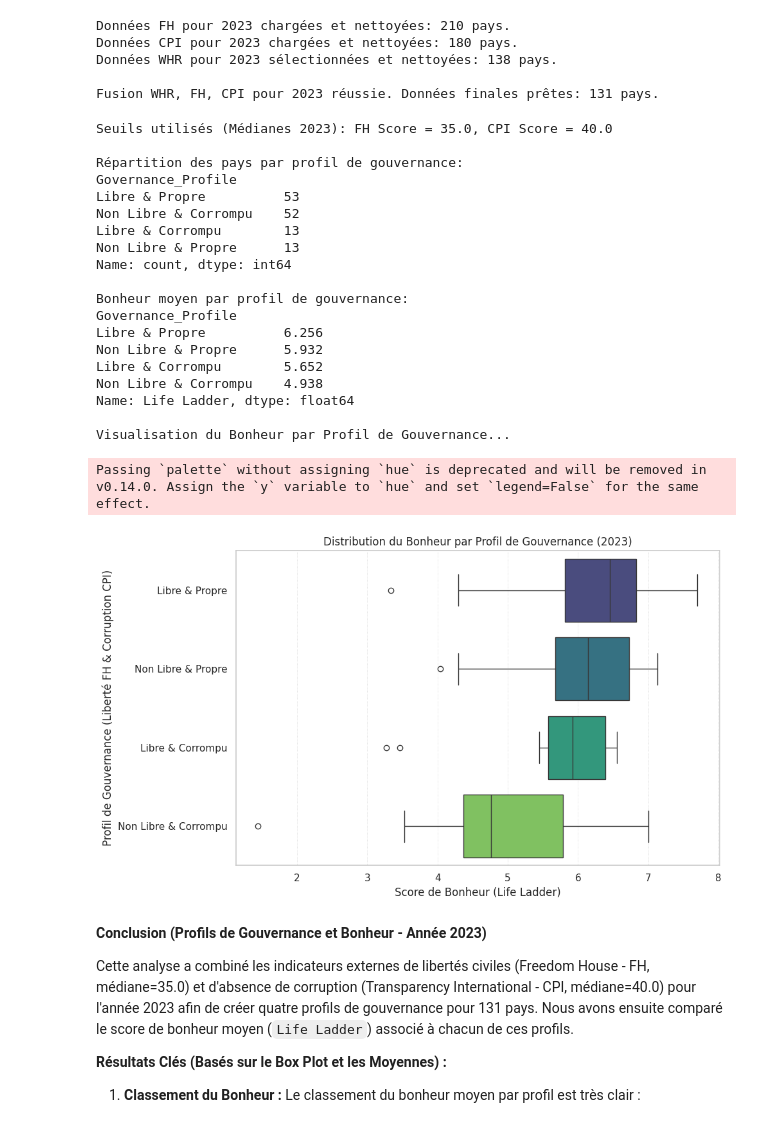
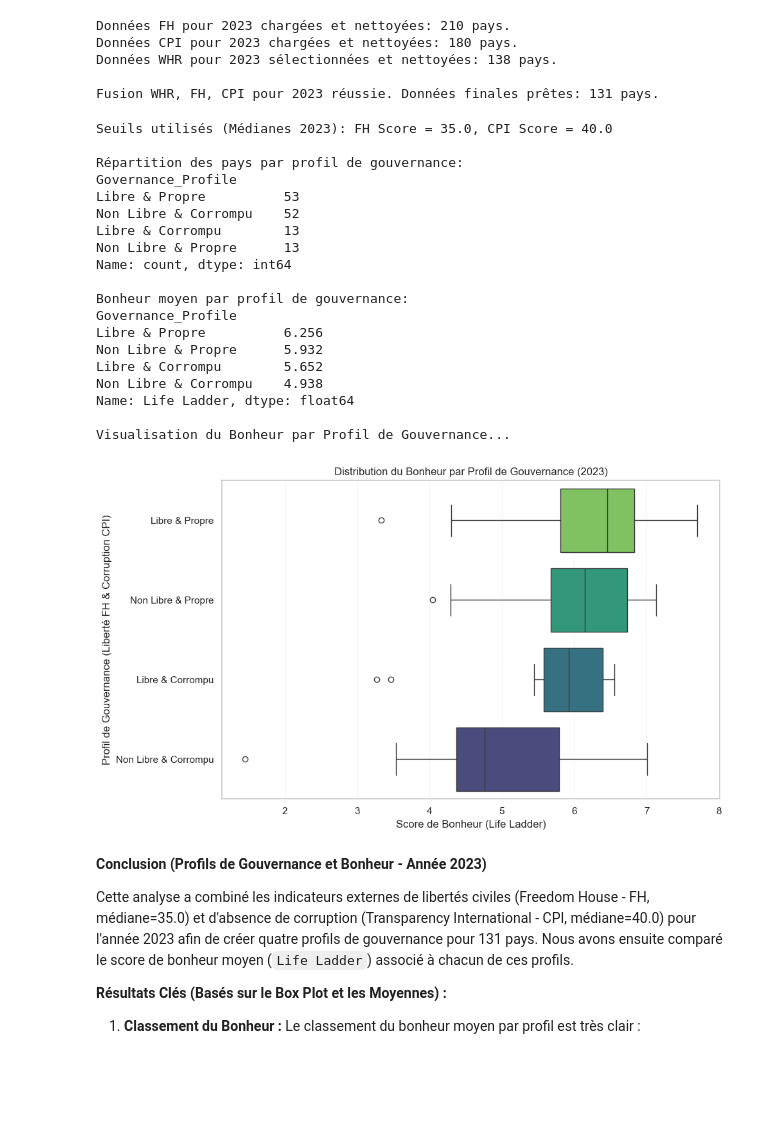
Before and after one commit to Rayane0001/world-happiness-analysis, a Jupyter notebook: happiness_analysis.ipynb, the cells around one changed output. Cells and saved outputs as stored; diff of their text form; code cells hidden in the pictures; blank space fills up the shorter version.

```diff
--- a/happiness_analysis.ipynb
+++ b/happiness_analysis.ipynb
@@ -2126,41 +2103,40 @@ if q15_data_ready and df_q15_analysis is not None:
     # 4. Visualisation : Box Plot du Bonheur par Profil de Gouvernance
     print("\nVisualisation du Bonheur par Profil de Gouvernance...")
     plt.figure(figsize=(10, 6))
-    sns.boxplot(data=df_q15_analysis, x='Life Ladder', y='Governance_Profile', order=profile_order, palette='viridis')
+    sns.boxplot(data=df_q15_analysis, x='Life Ladder', y='Governance_Profile', order=profile_order, hue='Governance_Profile', palette='viridis', legend=False)
     # Optionnel: ajouter les points individuels
     # sns.stripplot(data=df_q15_analysis, x='Life Ladder', y='Governance_Profile', order=profile_order, color=".25", alpha=0.5)
 
     plt.title(f'Distribution du Bonheur par Profil de Gouvernance ({analysis_year})')
     plt.xlabel('Score de Bonheur (Life Ladder)')
     plt.ylabel('Profil de Gouvernance (Liberté FH & Corruption CPI)')
     plt.grid(axis='x', linestyle=':', linewidth=0.5)
     plt.tight_layout()
     plt.show()
 
 else:
     print("Données non disponibles pour l'analyse Q15.")
 # %% [output]
 Seuils utilisés (Médianes 2023): FH Score = 35.0, CPI Score = 40.0
 
 Répartition des pays par profil de gouvernance:
 Governance_Profile
 Libre & Propre          53
 Non Libre & Corrompu    52
 Libre & Corrompu        13
 Non Libre & Propre      13
 Name: count, dtype: int64
 
 Bonheur moyen par profil de gouvernance:
 Governance_Profile
 Libre & Propre          6.256
 Non Libre & Propre      5.932
 Libre & Corrompu        5.652
 Non Libre & Corrompu    4.938
 Name: Life Ladder, dtype: float64
 
 Visualisation du Bonheur par Profil de Gouvernance...
-Passing `palette` without assigning `hue` is deprecated and will be removed in v0.14.0. Assign the `y` variable to `hue` and set `legend=False` for the same effect.
-[figure, old version]
+[figure, new version]
 # %% [markdown]
 **Conclusion (Profils de Gouvernance et Bonheur - Année 2023)**
 
```
Also changed, not shown: parts of 7 cells of this notebook.
